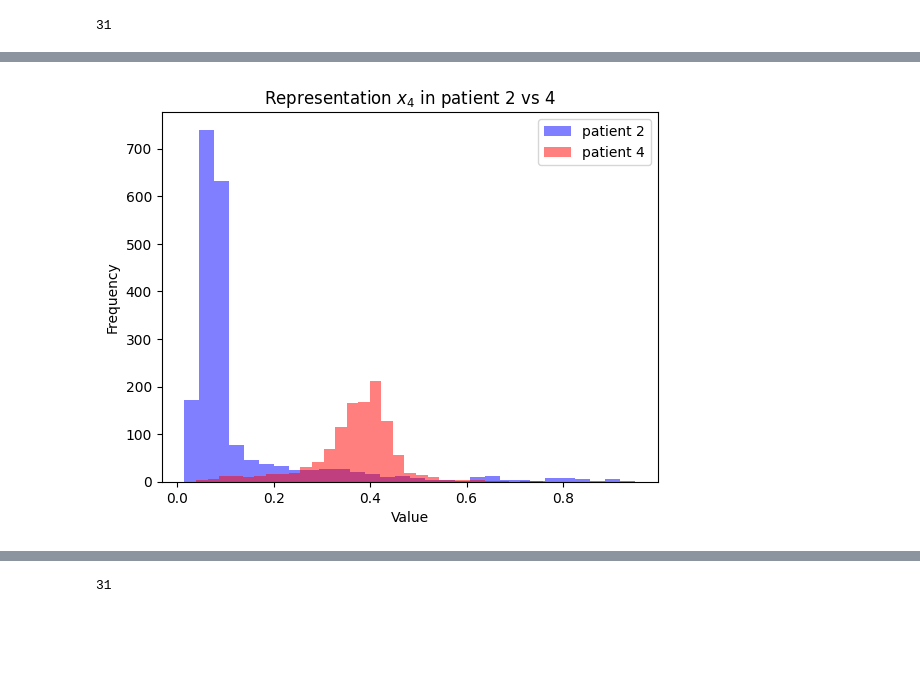
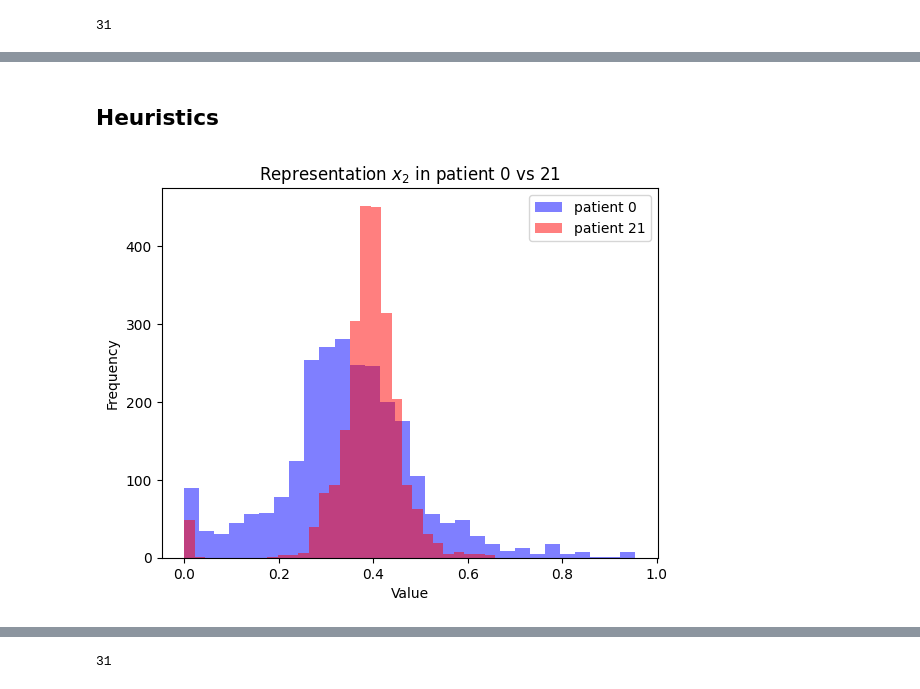
Before and after one commit to MattyAB/ecg_transfer, a Jupyter notebook: autoencoder.ipynb, the cells around one changed output, grey strips where cells are left out. Cells and saved outputs as stored; diff of their text form; code cells hidden in the pictures; blank space fills up the shorter version.

```diff
--- a/autoencoder.ipynb
+++ b/autoencoder.ipynb
@@ -172,7 +206,7 @@ class AEModel(nn.Module):
         return x
 
 model = AEModel(lstm_count=16).to(device)
-model_path = 'autoencoder16.pt'
+model_path = 'autoencoder16_squeeze.pt'
 model.load_state_dict(torch.load(model_path), strict=False)
 # %% [output]
 _IncompatibleKeys(missing_keys=['encoder.fc_encoding_1.weight', 'encoder.fc_encoding_1.bias', 'encoder.fc_encoding_2.weight', 'encoder.fc_encoding_2.bias', 'encoder.fc_encoding_3.weight', 'encoder.fc_ ...
@@ -264,7 +302,7 @@ plt.plot(losses[150:])
 # %%
 # i = 12425
 # i=11422
-i = 1552
+i = 16624
 
 seq, label, _ = beats[i]
 seq = torch.tensor(seq, dtype=torch.float32, device=device)
@@ -370,20 +347,20 @@ groups[0]
+# %% [markdown]
+## Heuristics
 # %%
 def plot_hist_comparison(groups, a, b, i):
     A = encode(groups[a]).detach().cpu().numpy()
     B = encode(groups[b]).detach().cpu().numpy()
 
     plt.hist(A[:,i], bins=30, alpha=0.5, label='Dataset 1', color='blue')  # Dataset 1 in blue
     plt.hist(B[:,i], bins=30, alpha=0.5, label='Dataset 2', color='red')   # Dataset 2 in red
 
-    # Adding labels and title
     plt.xlabel('Value')
     plt.ylabel('Frequency')
     plt.title(f'Representation $x_{i}$ in patient {a} vs {b}')
     plt.legend([f'patient {a}', f'patient {b}'])
 
-    # Display the plot
     plt.show()
 
-plot_hist_comparison(groups, 2, 4, 4)
+plot_hist_comparison(groups, 0, 21, 2)
 # %% [output]
-[figure, old version]
+[figure, new version]
```
Also changed, not shown: parts of 18 cells of this notebook, 1 other file.
